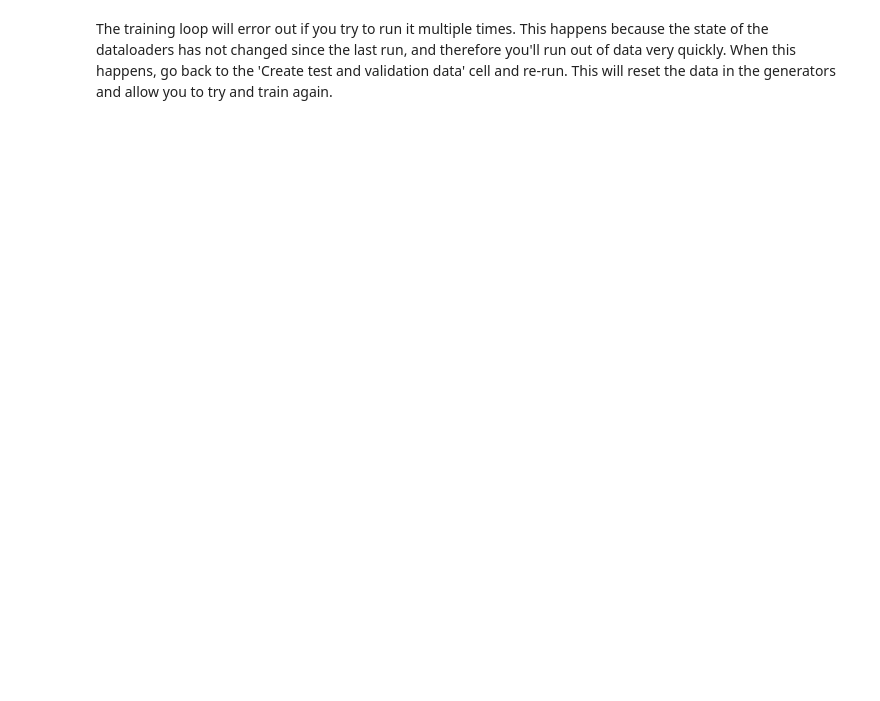
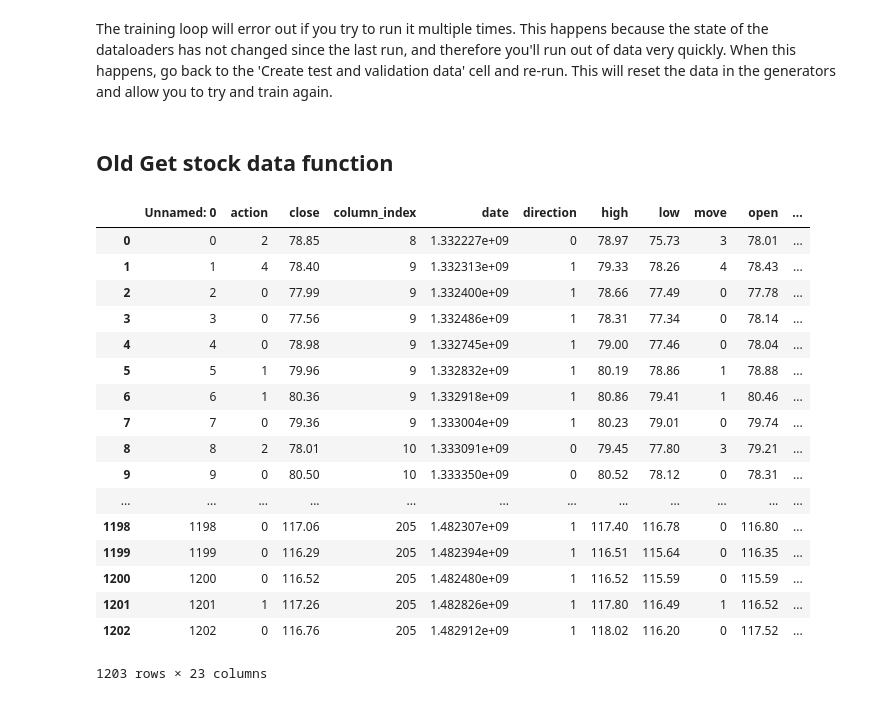
Before and after one commit to ncasale/zipline-setup, a Jupyter notebook: Stock_Data_LSTM.ipynb, the cells around one changed output. Saved outputs shown, nothing was run; the diff lists cells and outputs as text; code cells hidden in the pictures; blank space fills up the shorter version.

```diff
--- a/Stock_Data_LSTM.ipynb
+++ b/Stock_Data_LSTM.ipynb
@@ -11,27 +68,5 @@ import time
 # %% [markdown]
 # Generate Data and Dataloader
-# %%
-# Function to generate two csv files for training/testing
-def get_stock_data(file_name):
-    '''
-        Will divide a dataset into both test and training sets
-
-        Args:
-
-        file_name (string): path to the csv file containing all data
-        percent_test (float): percentage of dataset to set aside for testing
-
-        returns nothing
-    '''
-    # Open file and place into dataframe
-    columns = ['date', 'open', 'high', 'low', 'close', 'volume', '50ma', 'label']
-    stock_data = pd.read_csv(file_name)[columns]
-    stock_data['date'] = stock_data['date'].apply(lambda x: time.mktime(datetime.datetime.strptime(x, "%Y-%m-%d").timetuple()), convert_dtype=True)
-    stock_data = stock_data.dropna()
-    return stock_data
-
-# Get stock data from csv
-stock_data = get_stock_data('./data/aapl.csv')
 # %%
 # Get input data and labels
 signals = stock_data['label'].values
@@ -271,2 +316,45 @@ Epoch: 1/1... Step: 90... Train Loss: 0.738087... Val Loss: 0.737807... Accuracy
 # %% [markdown]
 The training loop will error out if you try to run it multiple times. This happens because the state of the dataloaders has not changed since the last run, and therefore you'll run out of data very quickly. When this happens, go back to the 'Create test and validation data' cell and re-run. This will reset the data in the generators and allow you to try and train again.
+# %% [markdown]
+## Old Get stock data function
+# %%
+# Function to generate two csv files for training/testing
+def get_stock_data(file_name):
+    '''
+        Will divide a dataset into both test and training sets
+
+        Args:
+
+        file_name (string): path to the csv file containing all data
+        percent_test (float): percentage of dataset to set aside for testing
+
+        returns nothing
+    '''
+    # Open file and place into dataframe
+    stock_data = pd.read_csv(file_name)
+    stock_data['date'] = stock_data['date'].apply(lambda x: time.mktime(datetime.datetime.strptime(x, "%Y-%m-%d").timetuple()), convert_dtype=True)
+    stock_data = stock_data.dropna()
+    return stock_data
+
+# Get stock data from csv
+stock_data = get_stock_data('./data/aapl.csv')
+stock_data
+# %% [output]
+|  | Unnamed: 0 | action | close | column_index | date | direction | high | low | move | open | ... |
+| 0 | 0 | 2 | 78.85 | 8 | 1.332227e+09 | 0 | 78.97 | 75.73 | 3 | 78.01 | ... |
+| 1 | 1 | 4 | 78.40 | 9 | 1.332313e+09 | 1 | 79.33 | 78.26 | 4 | 78.43 | ... |
+| 2 | 2 | 0 | 77.99 | 9 | 1.332400e+09 | 1 | 78.66 | 77.49 | 0 | 77.78 | ... |
+| 3 | 3 | 0 | 77.56 | 9 | 1.332486e+09 | 1 | 78.31 | 77.34 | 0 | 78.14 | ... |
+| 4 | 4 | 0 | 78.98 | 9 | 1.332745e+09 | 1 | 79.00 | 77.46 | 0 | 78.04 | ... |
+| 5 | 5 | 1 | 79.96 | 9 | 1.332832e+09 | 1 | 80.19 | 78.86 | 1 | 78.88 | ... |
+| 6 | 6 | 1 | 80.36 | 9 | 1.332918e+09 | 1 | 80.86 | 79.41 | 1 | 80.46 | ... |
+| 7 | 7 | 0 | 79.36 | 9 | 1.333004e+09 | 1 | 80.23 | 79.01 | 0 | 79.74 | ... |
+| 8 | 8 | 2 | 78.01 | 10 | 1.333091e+09 | 0 | 79.45 | 77.80 | 3 | 79.21 | ... |
+| 9 | 9 | 0 | 80.50 | 10 | 1.333350e+09 | 0 | 80.52 | 78.12 | 0 | 78.31 | ... |
+| ... | ... | ... | ... | ... | ... | ... | ... | ... | ... | ... | ... |
+| 1198 | 1198 | 0 | 117.06 | 205 | 1.482307e+09 | 1 | 117.40 | 116.78 | 0 | 116.80 | ... |
+| 1199 | 1199 | 0 | 116.29 | 205 | 1.482394e+09 | 1 | 116.51 | 115.64 | 0 | 116.35 | ... |
+| 1200 | 1200 | 0 | 116.52 | 205 | 1.482480e+09 | 1 | 116.52 | 115.59 | 0 | 115.59 | ... |
+| 1201 | 1201 | 1 | 117.26 | 205 | 1.482826e+09 | 1 | 117.80 | 116.49 | 1 | 116.52 | ... |
+| 1202 | 1202 | 0 | 116.76 | 205 | 1.482912e+09 | 1 | 118.02 | 116.20 | 0 | 117.52 | ... |
+1203 rows × 23 columns
```
Also changed, not shown: parts of 8 cells of this notebook, 6 other files.
